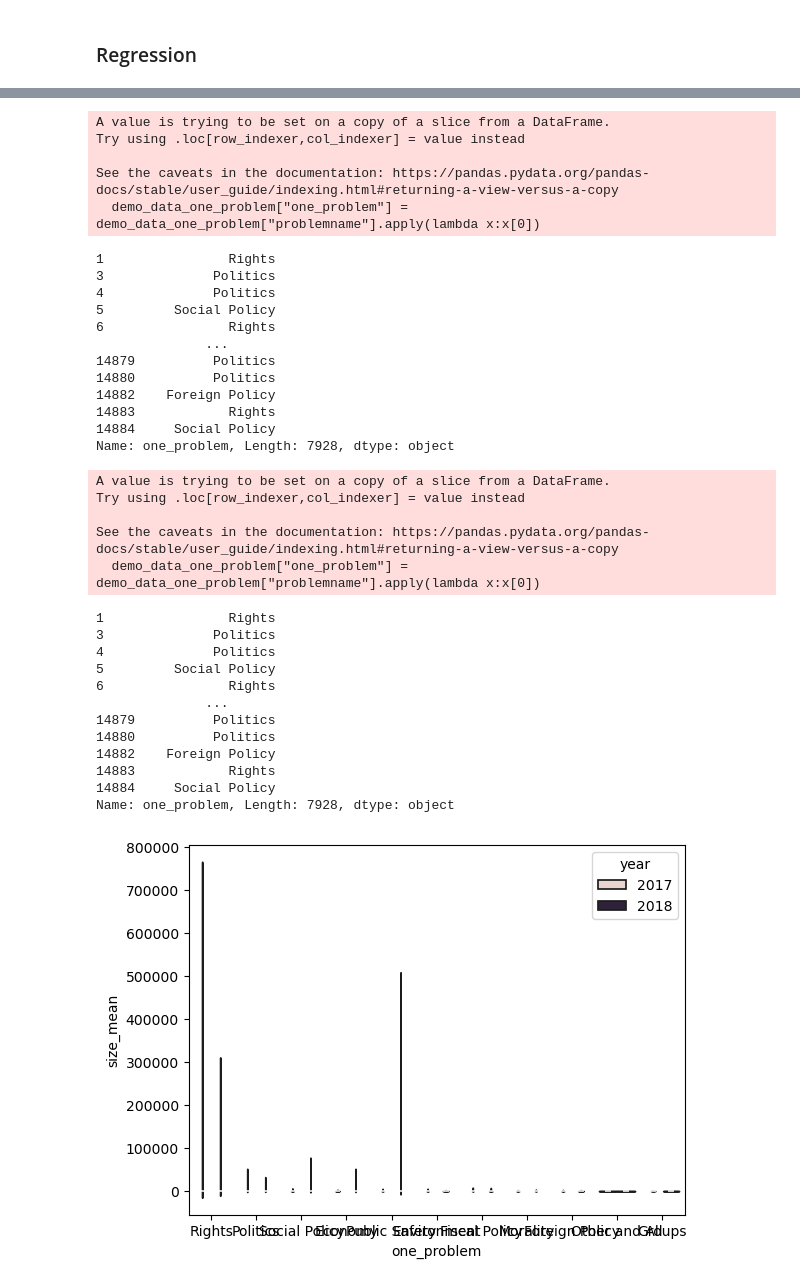
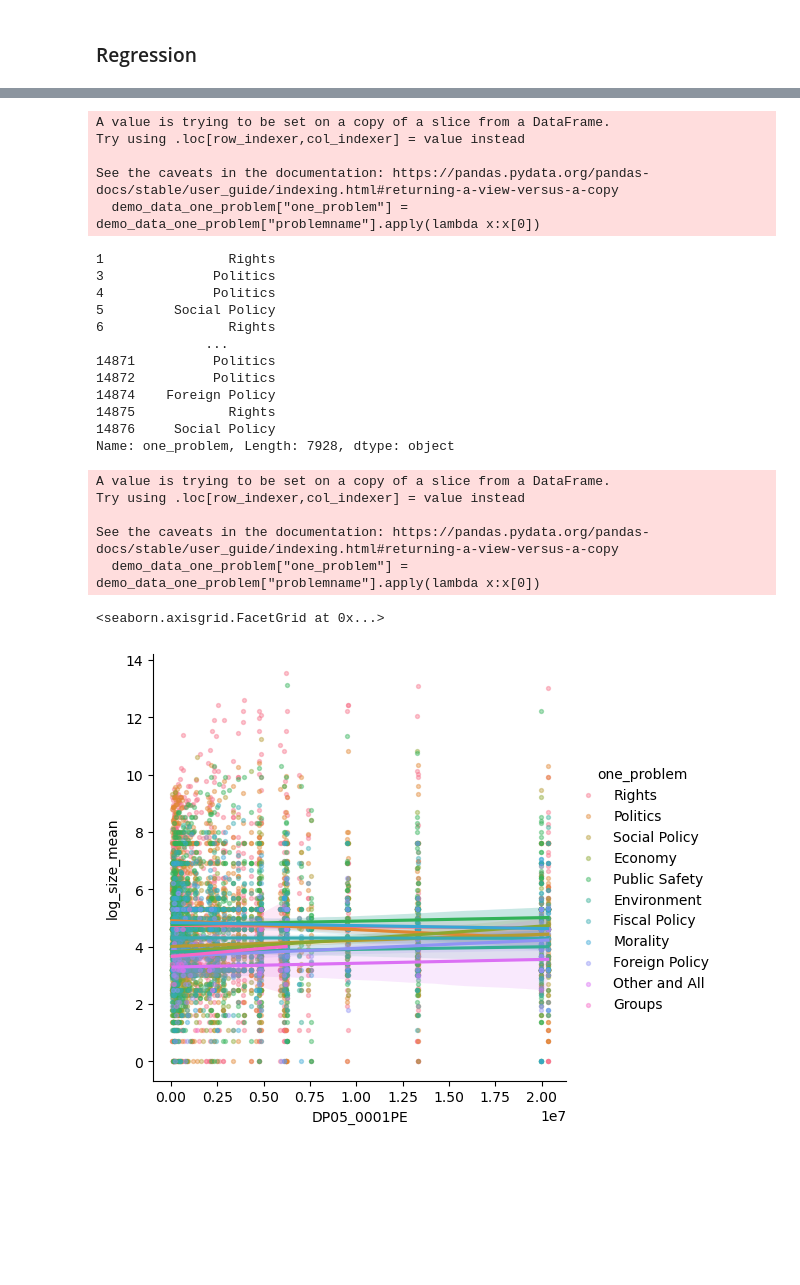
Before and after one commit to ADSilberman/6103-fa-25-Silberman, a Jupyter notebook: demonstration-size.ipynb, the cells around one changed output, grey strips where cells are left out. Drawn from its saved outputs; the diff is of its cells as text; code cells hidden in the pictures; blank space fills up the shorter version.

```diff
--- a/demonstration-size.ipynb
+++ b/demonstration-size.ipynb
@@ -43,7 +43,8 @@ Keep only data with a crowd size, information about what the crowd gathered for,
 crowd_data = crowd_data_orig[(crowd_data_orig["issues"].notnull()) &
                              (crowd_data_orig["size_mean"].notnull()) &
                              (crowd_data_orig["fips_code"].notnull()) &
-                             (crowd_data_orig["online"] == 0)]
+                             (crowd_data_orig["online"] == 0) &
+                             (crowd_data_orig["size_high"] != 0)]
 crowd_data.isna().sum()
 # %% [output]
 date                    0
@@ -133,6 +134,6 @@ Name: fips_code, Length: 16764, dtype: object
 # %% [markdown]
 Reindex to requisite columns
 # %%
-crowd_data = crowd_data[["year","fips_code","type","issues","claims","size_mean","size_cat"]]
+crowd_data = crowd_data[["year","fips_code","type","issues","claims","size_mean", "log_size_mean", "size_cat"]]
 crowd_data
 # %% [output]
@@ -818,35 +819,24 @@ See the caveats in the documentation: https://pandas.pydata.org/pandas-docs/stab
 5         Social Policy
 6                Rights
               ...
-14879          Politics
-14880          Politics
-14882    Foreign Policy
-14883            Rights
-14884     Social Policy
+14871          Politics
+14872          Politics
+14874    Foreign Policy
+14875            Rights
+14876     Social Policy
 Name: one_problem, Length: 7928, dtype: object
 # %%
 demo_data_one_problem = demo_data[demo_data["problemname"].apply(lambda x:len(x) == 1)]
 demo_data_one_problem["one_problem"] = demo_data_one_problem["problemname"].apply(lambda x:x[0])
-sns.violinplot(x = 'one_problem', y = 'size_mean',
-            hue = 'year',
-            data = demo_data_one_problem)
-demo_data_one_problem["one_problem"]
+sns.lmplot(x = 'DP05_0001PE', y = 'log_size_mean',
+            hue = 'one_problem',
+            data = demo_data_one_problem,
+            fit_reg = True, ci = 95, scatter_kws={'alpha': 0.4, 's': 8 })
 # %% [output]
 A value is trying to be set on a copy of a slice from a DataFrame.
 Try using .loc[row_indexer,col_indexer] = value instead
 
 See the caveats in the documentation: https://pandas.pydata.org/pandas-docs/stable/user_guide/indexing.html#returning-a-view-versus-a-copy
   demo_data_one_problem["one_problem"] = demo_data_one_problem["problemname"].apply(lambda x:x[0])
-1                Rights
-3              Politics
-4              Politics
-5         Social Policy
-6                Rights
-              ...
-14879          Politics
-14880          Politics
-14882    Foreign Policy
-14883            Rights
-14884     Social Policy
-Name: one_problem, Length: 7928, dtype: object
+<seaborn.axisgrid.FacetGrid at 0x...>
-[figure, old version]
+[figure, new version]
```
Also changed, not shown: parts of 26 cells of this notebook.
